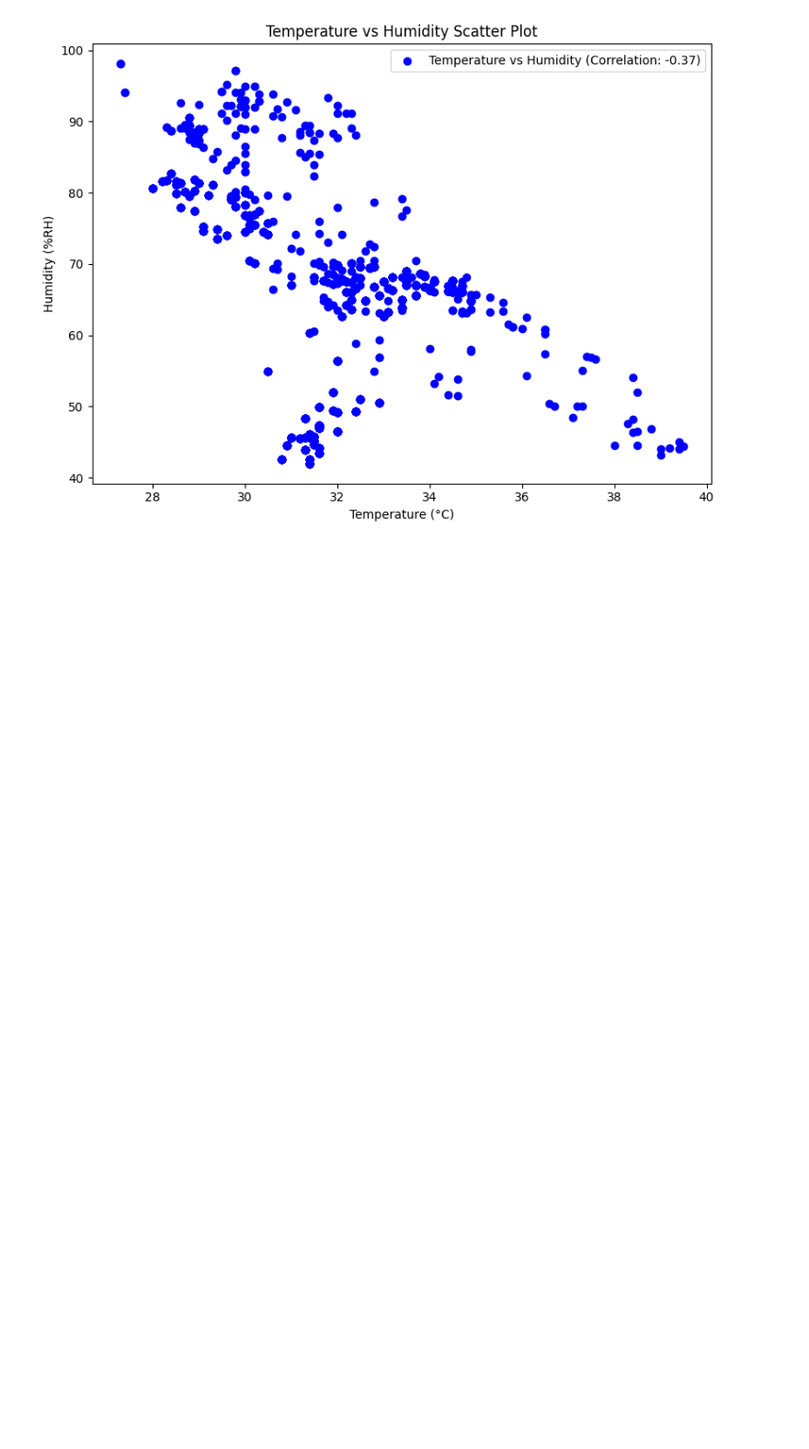
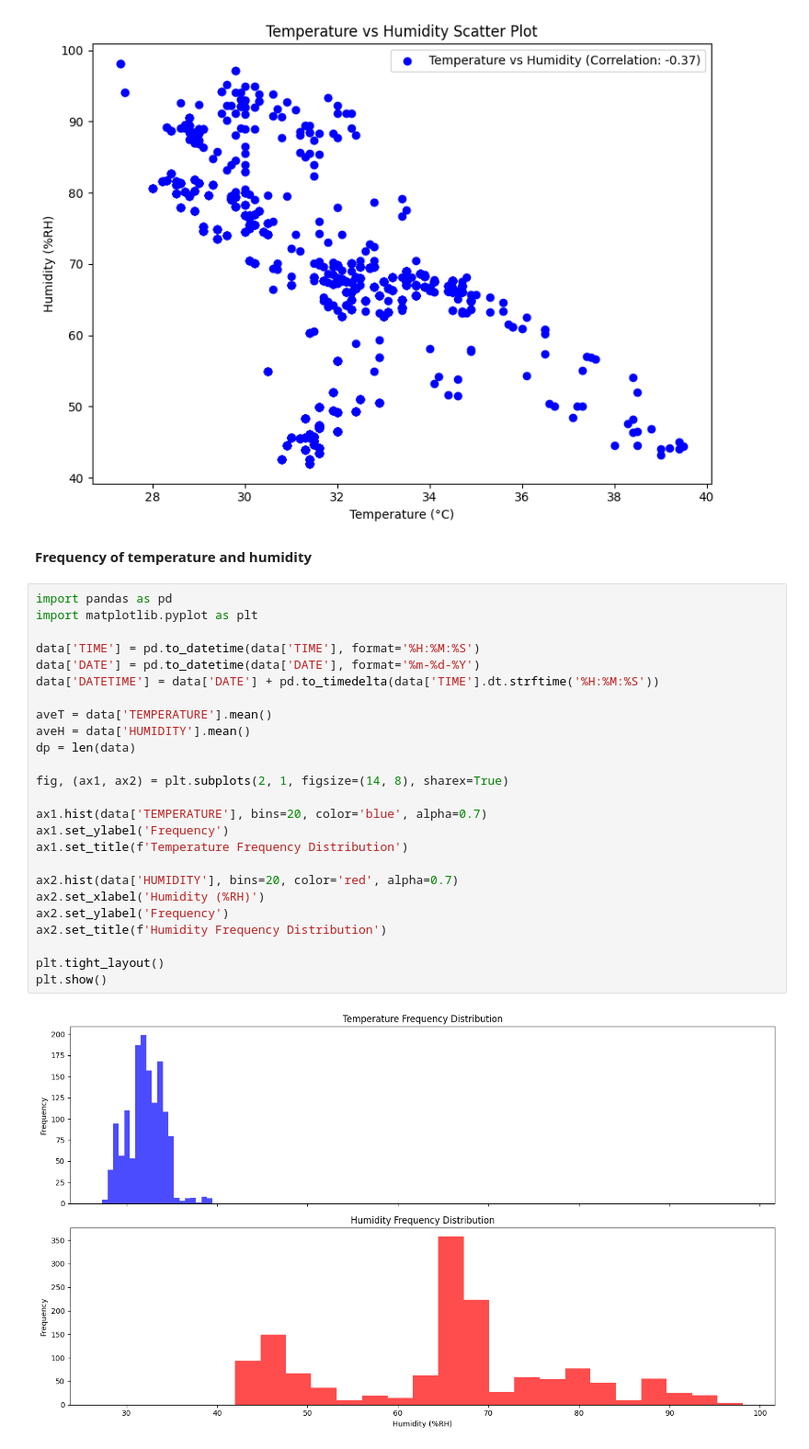
Before and after one commit to JamesSoriano/DSP, a Jupyter notebook: NAMJAGOES_DSP_MIDTERM_PROJECT.ipynb, the cells around one changed output. Shown at 92% size. Cells and saved outputs as stored; diff of their text form; blank space fills up the shorter version.

```diff
--- a/NAMJAGOES_DSP_MIDTERM_PROJECT.ipynb
+++ b/NAMJAGOES_DSP_MIDTERM_PROJECT.ipynb
@@ -184,3 +186,32 @@ plt.tight_layout()
 plt.show()
 # %% [output]
 [figure]
+# %% [markdown]
+**Frequency of temperature and humidity**
+# %%
+import pandas as pd
+import matplotlib.pyplot as plt
+
+data['TIME'] = pd.to_datetime(data['TIME'], format='%H:%M:%S')
+data['DATE'] = pd.to_datetime(data['DATE'], format='%m-%d-%Y')
+data['DATETIME'] = data['DATE'] + pd.to_timedelta(data['TIME'].dt.strftime('%H:%M:%S'))
+
+aveT = data['TEMPERATURE'].mean()
+aveH = data['HUMIDITY'].mean()
+dp = len(data)
+
+fig, (ax1, ax2) = plt.subplots(2, 1, figsize=(14, 8), sharex=True)
+
+ax1.hist(data['TEMPERATURE'], bins=20, color='blue', alpha=0.7)
+ax1.set_ylabel('Frequency')
+ax1.set_title(f'Temperature Frequency Distribution')
+
+ax2.hist(data['HUMIDITY'], bins=20, color='red', alpha=0.7)
+ax2.set_xlabel('Humidity (%RH)')
+ax2.set_ylabel('Frequency')
+ax2.set_title(f'Humidity Frequency Distribution')
+
+plt.tight_layout()
+plt.show()
+# %% [output]
+[figure, added]
```
Also changed, not shown: parts of 1 cell of this notebook.
